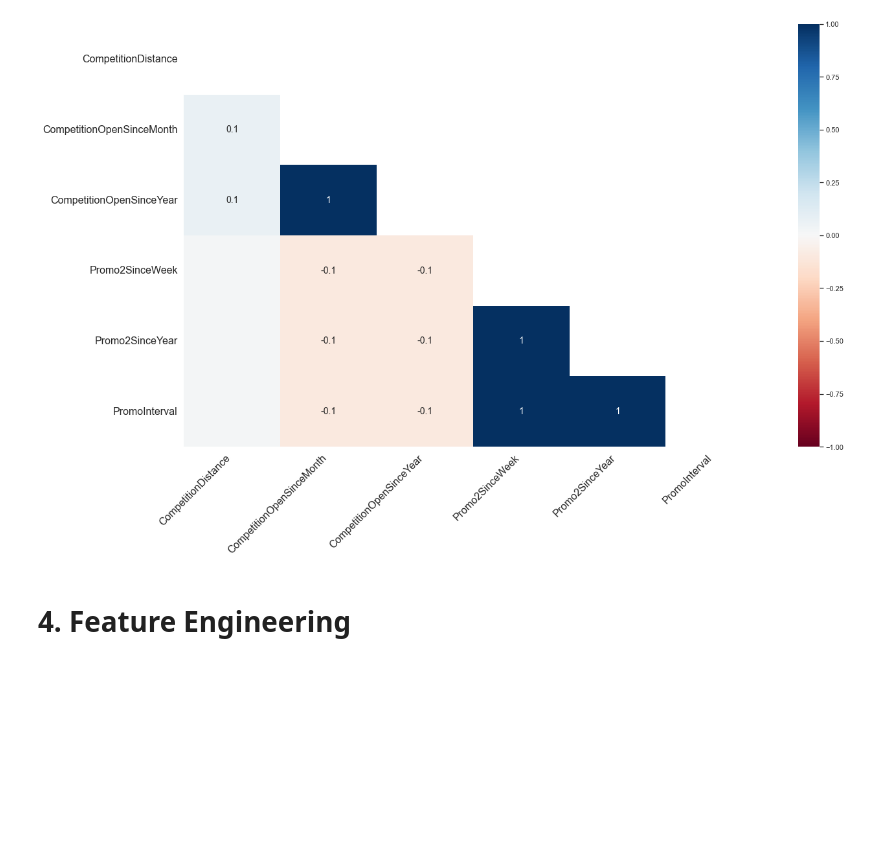
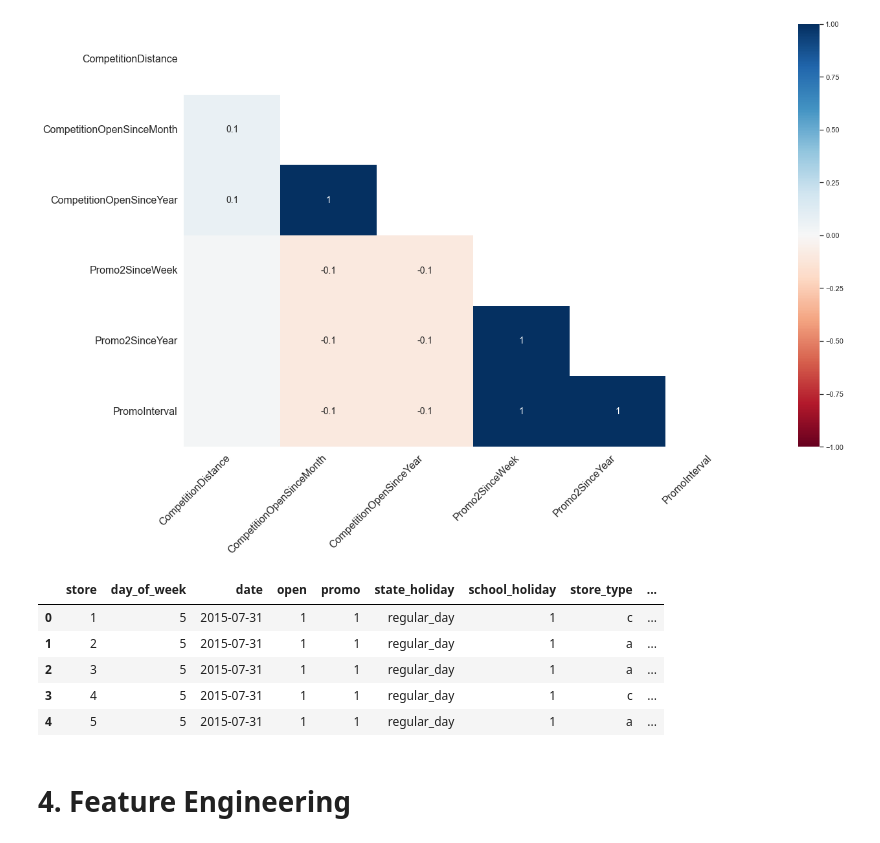
Before and after one commit to lucasstelm/rossman_sales, a Jupyter notebook: notebooks/rossman_sales_prediction.ipynb, the cells around one changed output. Cells and saved outputs as stored; diff of their text form; code cells hidden in the pictures; blank space fills up the shorter version.

```diff
--- a/notebooks/rossman_sales_prediction.ipynb
+++ b/notebooks/rossman_sales_prediction.ipynb
@@ -190,3 +220,52 @@ clean_df_transformer = FunctionTransformer(clean_df)
+# %%
+def clean_df(df):
+
+    # CHANGING COLUMN NAMES TO SNAKE_CASE
+    cols_old = df.columns
+    snakecase = lambda x: inflection.underscore(x)
+    cols_new = list(map(snakecase, cols_old))
+    df.columns = cols_new
+
+    # FILLING IN MISSING VALUES
+    ## Maximum competition distance is 75,860 meters. Considering that missing values are probably related to stores with
+    ## no competition nearby, these stores will get the value 200,000 meters to indicate that competitors are far away.
+    df['competition_distance'] = df['competition_distance'].apply(lambda x: 200000.0 if math.isnan(x) else x)
+
+    ## Imputation of the median competition opening month and year for stores with no information about competition opening date.
+    ## Note that missing values here do not represent absence of competition, but absence of information about competition opening date,
+    ## as competion distance have very few missing values.
+    df['competition_open_since_month'] = SimpleImputer(strategy='median').fit_transform(df[['competition_open_since_month']])
+    df['competition_open_since_year'] = SimpleImputer(strategy='median').fit_transform(df[['competition_open_since_year']])
+
+    ## Missing values for start of promo2 are linked to stores that do not participate in this second type of promotion at any given year.
+    ## Missing values will be replaced with the current date so that the total elapsed time for these stores since the start of the
+    ## promotion 2 will always be zero 0 (see feature engineering section).
+    df['promo2_since_week'] = df.apply(lambda x: x['date'].week if math.isnan(x['promo2_since_week']) else x['promo2_since_week'], axis=1)
+    df['promo2_since_year'] = df.apply(lambda x: x['date'].year if math.isnan(x['promo2_since_year']) else x['promo2_since_year'], axis=1)
+
+    ## ENCODING CATEGORICAL FEATURES
+    df['assortment'] = df['assortment'].map({'a': 1, 'b': 2, 'c': 3})
+    df['state_holiday'] = df['state_holiday'].map({'a': 'public_holiday', 'b': 'easter_holiday', 'c': 'christmas', '0': 'regular_day'})
+
+    # CORRECTING DATA TYPES
+    df['competition_open_since_month'] = df['competition_open_since_month'].astype(int)
+    df['competition_open_since_year'] = df['competition_open_since_year'].astype(int)
+    df['promo2_since_week'] = df['promo2_since_week'].astype(int)
+    df['promo2_since_year'] = df['promo2_since_year'].astype(int)
+
+    return df
+
+clean_df_transformer = FunctionTransformer(clean_df)
+# %%
+df1 = clean_df_transformer.transform(df.drop(['Sales', 'Customers'], axis=1))
+df1.head()
+# %% [output]
+|  | store | day_of_week | date | open | promo | state_holiday | school_holiday | store_type | ... |
+| 0 | 1 | 5 | 2015-07-31 | 1 | 1 | regular_day | 1 | c | ... |
+| 1 | 2 | 5 | 2015-07-31 | 1 | 1 | regular_day | 1 | a | ... |
+| 2 | 3 | 5 | 2015-07-31 | 1 | 1 | regular_day | 1 | a | ... |
+| 3 | 4 | 5 | 2015-07-31 | 1 | 1 | regular_day | 1 | c | ... |
+| 4 | 5 | 5 | 2015-07-31 | 1 | 1 | regular_day | 1 | a | ... |
 # %% [markdown]
 # 4. Feature Engineering
 # %%
```
Also changed, not shown: parts of 34 cells of this notebook.
